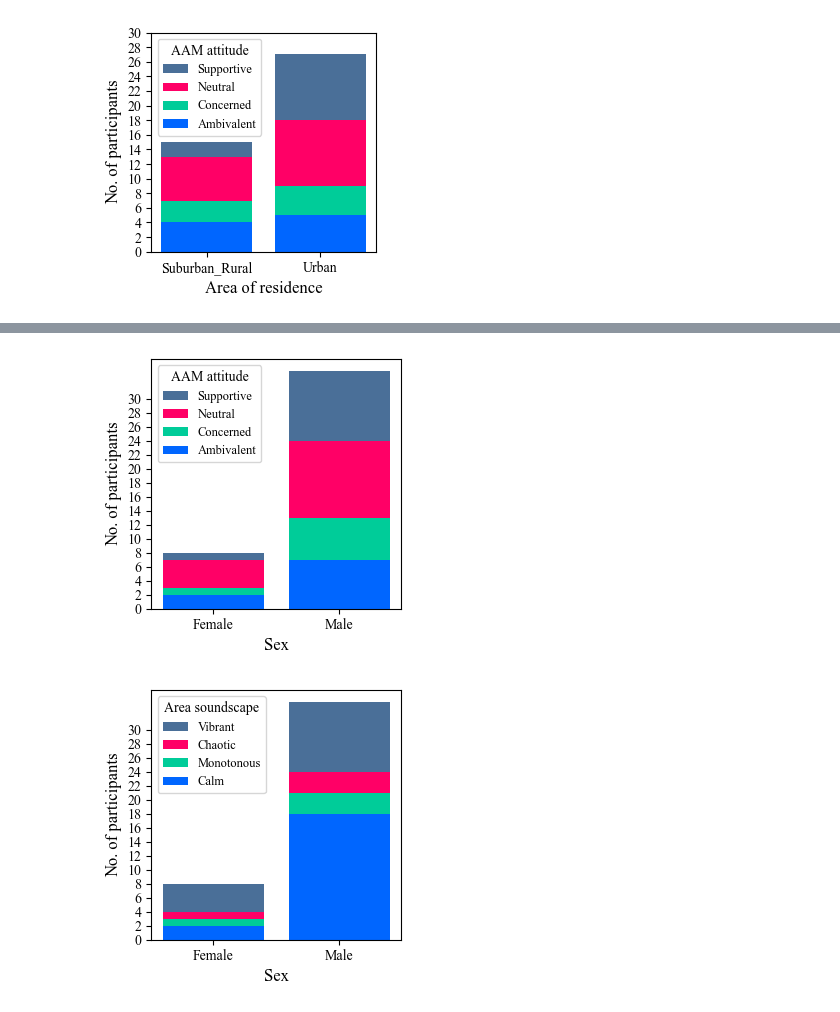
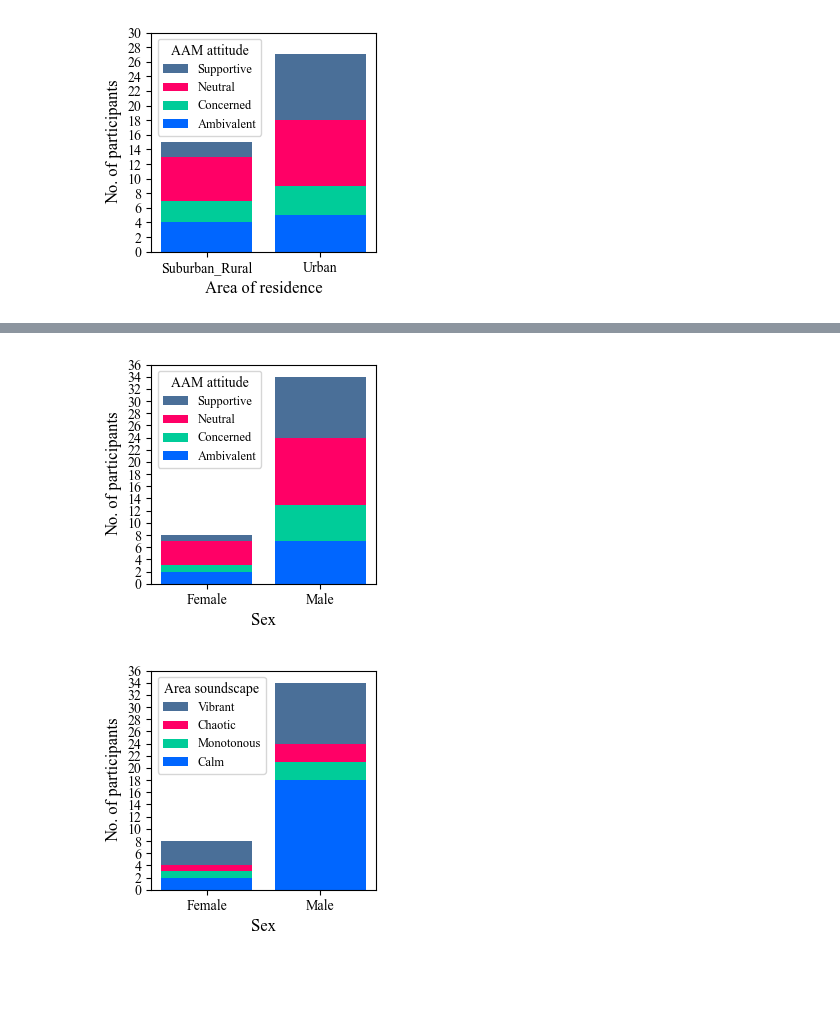
Before and after one commit to acoustics-code-salford/refmap-psychoacoustics, a Jupyter notebook: src/refmap_psychoacoustics/notebooks/refmap_listest1_analysis_EDA_check+sample.ipynb, the cells around one changed output, grey strips where cells are left out. Drawn from its saved outputs; the diff is of its cells as text; code cells hidden in the pictures; blank space fills up the shorter version.

```diff
--- a/src/refmap_psychoacoustics/notebooks/refmap_listest1_analysis_EDA_check+sample.ipynb
+++ b/src/refmap_psychoacoustics/notebooks/refmap_listest1_analysis_EDA_check+sample.ipynb
@@ -1019,6 +1066,6 @@ plt.show()
 # %%
 # attitude by national region (grouped)
-fig, ax = plt.subplots(figsize=(3.25, 3.25))
+fig, ax = plt.subplots(figsize=(3, 3))
 
 postTestResponses.loc[postTestResponses['NationGeo'].isna(), 'NationGeo'] = "Unanswered"
 
@@ -1117,6 +1209,6 @@ plt.show()
 # %%
 # home area by national region (grouped)
-fig, ax = plt.subplots(figsize=(3.25, 3.25))
+fig, ax = plt.subplots(figsize=(3, 3))
 
 homeCats = np.array(['Suburban_Rural', 'Urban'])
 natCats = np.array(['UK', 'Other'])
@@ -1163,6 +1255,6 @@ plt.show()
 # %%
 # home area by sex (grouped)
-fig, ax = plt.subplots(figsize=(3.25, 3.25))
+fig, ax = plt.subplots(figsize=(3.25, 3))
 
 homeCats = np.array(['Suburban_Rural', 'Urban'])
 sexCats = np.sort(postTestResponses['Sex'].unique())
@@ -1194,7 +1286,7 @@ for ii, home in enumerate(homeCats):
 
 handles, labels = ax.get_legend_handles_labels()
 ax.legend(handles[::-1], labels[::-1], loc='upper left', title="Area of residence", fontsize=9, ncols=1)
-ax.set(yticks=range(0, 32, 2), ylabel="No. of participants",
+ax.set(yticks=range(0, 38, 2), ylabel="No. of participants",
        xlabel="Sex")
 
 if saveplots:
@@ -1209,6 +1301,6 @@ plt.show()
 # %%
 # attitude by sex (grouped)
-fig, ax = plt.subplots(figsize=(3.25, 3.25))
+fig, ax = plt.subplots(figsize=(3, 3))
 
 attCats = np.sort(postTestResponses['AAM_attitude'].unique())
 sexCats = np.sort(postTestResponses['Sex'].unique())
@@ -1240,7 +1332,7 @@ for ii, att in enumerate(attCats):
 
 handles, labels = ax.get_legend_handles_labels()
 ax.legend(handles[::-1], labels[::-1], loc='upper left', title="AAM attitude", fontsize=9, ncols=1)
-ax.set(yticks=range(0, 32, 2), ylabel="No. of participants",
+ax.set(yticks=range(0, 38, 2), ylabel="No. of participants",
        xlabel="Sex")
 
 if saveplots:
@@ -1251,10 +1343,10 @@ if saveplots:
                 format='pdf')
 plt.show()
 # %% [output]
-[figure, old version]
+[figure, new version]
 # %%
 # area soundscape by sex (grouped)
-fig, ax = plt.subplots(figsize=(3.25, 3.25))
+fig, ax = plt.subplots(figsize=(3, 3))
 
 sexCats = np.sort(postTestResponses['Sex'].unique())
 scapeCats = np.sort(postTestResponses['Area_soundscape'].unique())
@@ -1271,34 +1363,34 @@ df.counts = 0
 
 for sex in sexCats:
     for scape in scapeCats:
         try:
             df.loc[(df['Sex'] == sex)
                    & (df['Area_soundscape'] == scape), 'counts'] = data.filter(like=sex).filter(like=scape).iloc[0]
         except:
             continue
 
 width = 0.5
 
 bottom = np.zeros(len(sexCats))
 
 for ii, scape in enumerate(scapeCats):
     p = ax.bar(sexCats, df.loc[df['Area_soundscape'] == scape, ['Sex', 'counts']].counts,
                label=scape, bottom=bottom, color=mycolours[ii])
     bottom += np.array(df.loc[df['Area_soundscape'] == scape, ['Sex', 'counts']].counts)
 
 handles, labels = ax.get_legend_handles_labels()
 ax.legend(handles[::-1], labels[::-1], loc='upper left', title="Area soundscape", fontsize=9)
-ax.set(yticks=range(0, 32, 2), ylabel="No. of participants",
+ax.set(yticks=range(0, 38, 2), ylabel="No. of participants",
        xlabel="Sex")
 
 if saveplots:
     filename = "SexAreaSoundscapeGroup"
     plt.savefig(os.path.join(outFigPath, "svg", filename + ".svg"),
                 format='svg')
     plt.savefig(os.path.join(outFigPath, "pdf", filename + ".pdf"),
                 format='pdf')
 plt.show()
 # %% [output]
-[figure, old version]
+[figure, new version]
 # %%
 # national region by sex (grouped)
```
Also changed, not shown: parts of 9 cells of this notebook, 6 other files.
